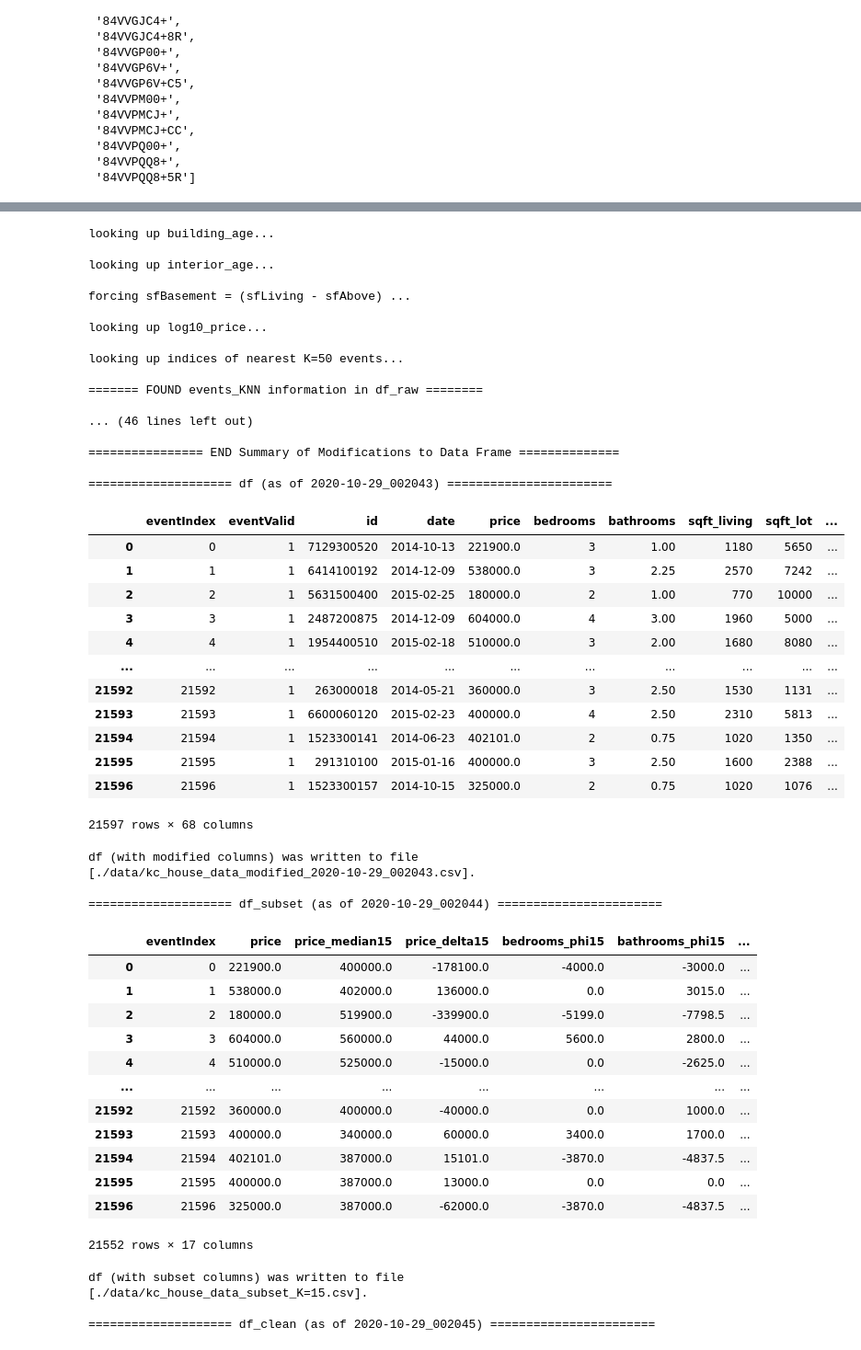
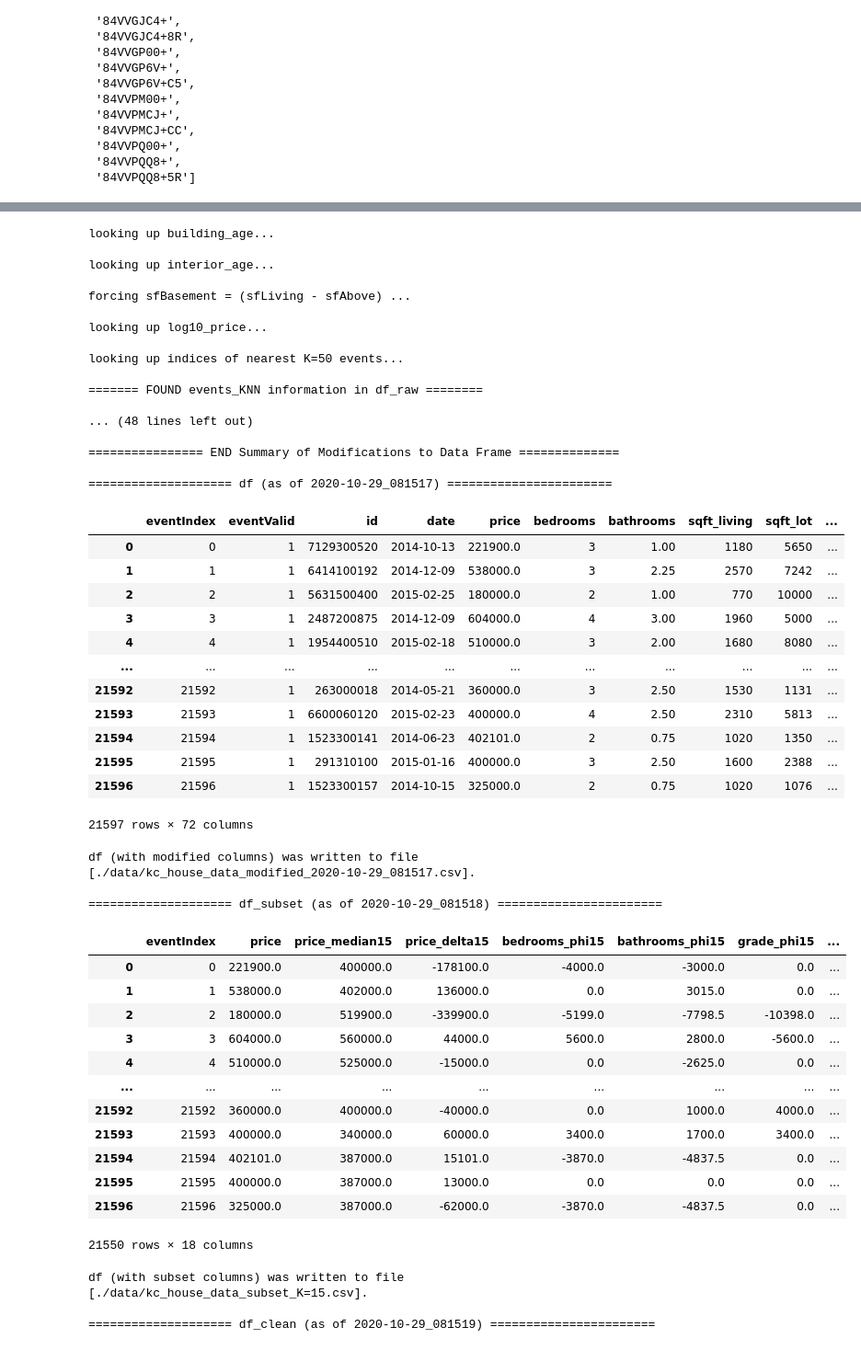
Before and after one commit to korinzumike/dsc-phase-2-project-online, a Jupyter notebook: collins_project2.ipynb, the cells around one changed output, grey strips where cells are left out. Shown at 92% size. Saved outputs shown, nothing was run; the diff lists cells and outputs as text; code cells hidden in the pictures.

```diff
--- a/collins_project2.ipynb
+++ b/collins_project2.ipynb
@@ -1102,6 +1107,7 @@ events_lng = [round(lng, 3) for lng in df[col_long].to_list()]
 events_latlng = list(zip(events_lat, events_lng))
 events_price = [p for p in df[col_price].to_list()]
 events_bathrooms = [b for b in df[col_bathrooms].to_list()]
+events_grade = [g for g in df[col_grade].to_list()]
 events_yr_built = [y for y in df[col_yr_built].to_list()]
 events_yr_renovated = [y for y in df[col_yr_renovated].to_list()]
 events_yrBldg_yrReno = list(zip(events_yr_built, events_yr_renovated))
@@ -1111,14 +1117,16 @@ events_sfAbove = [sf for sf in df[col_sfAbove].to_list()]
 events_sfLiving_sfAbove = list(zip(events_sfLiving, events_sfAbove))
 events_i_sfLiving_sfAbove = list(zip(events_i, events_sfLiving, events_sfAbove))
 
-
 # Ignore certain outliers
 events_i_ignore1 = [300, 656, 1162, 1313, 2083, 2442, 2624, 2862, 3910, 6396, 6685,
                     7245, 7306, 7926, 8085, 10074, 10454, 11245, 11434, 12358, 14070,
                     18185, 19002, 20138, 20309, 20519, 21034, 21356, 21560]
 events_i_ignore2 = [1446, 1943, 4186, 4407, 5961, 7184, 8629, 9245, 14126, 15244,
                     15363, 18288, 18833, 19468, 19668, 19842]
-events_i_ignore = list(sorted(events_i_ignore1 + events_i_ignore2))
+events_i_ignore3 = [5444, 9478]
+events_i_ignore = list(sorted(events_i_ignore1 +
+                              events_i_ignore2 +
+                              events_i_ignore3))
 
 events_valid = [not (i in events_i_ignore) for i in events_i]
 events_intValid = [int(ev) for ev in events_valid]
@@ -1130,6 +1138,10 @@ df.insert(loc=0, column=col_eventValid, value=events_intValid)
 col_eventIndex = 'eventIndex'
 df.insert(loc=0, column=col_eventIndex, value=events_i)
 
+col_bathsGrade = 'bathsGrade'
+events_bathrooms_grade = list(zip(events_bathrooms, events_grade))
+events_bathsGrade = [int(b*g + 0.5) for b, g in events_bathrooms_grade]
+df[col_bathsGrade] = events_bathsGrade
 
 # ======================================================
 #   Check whether needed CUSTOM data series (columns)
@@ -1239,6 +1251,8 @@ else:
 columns_v =['price',
             'bedrooms',
             'bathrooms',
+            'grade',
+            'bathsGrade',
             'sqft_living',
             'sqft_above',
             'sqft_basement',
@@ -1247,7 +1261,6 @@ columns_v =['price',
             'waterfront',
             'view',
             'condition',
-            'grade',
             'building_age',
             'interior_age']
 
@@ -1351,6 +1364,8 @@ columns_subset =['eventIndex',
                  f"price_delta{K_use}",
                  'bedrooms' + f"_phi{K_use}",
                  'bathrooms' + f"_phi{K_use}",
+                 'grade' + f"_phi{K_use}",
+                 'bathsGrade' + f"_phi{K_use}",
                  'sqft_living' + f"_phi{K_use}",
                  'sqft_above' + f"_phi{K_use}",
                  'sqft_basement' + f"_phi{K_use}",
@@ -1359,7 +1374,6 @@ columns_subset =['eventIndex',
                  'waterfront' + f"_phi{K_use}",
                  'view' + f"_phi{K_use}",
                  'condition' + f"_phi{K_use}",
-                 'grade' + f"_phi{K_use}",
                  'building_age' + f"_phi{K_use}",
                  'interior_age' + f"_phi{K_use}"]
 
@@ -1378,22 +1392,7 @@ except:
 print()
 
 df_clean = df_subset.drop(columns=['price',
-                                   f"price_median{K_use}",
-#                                    f"price_delta{K_use}",
-                                   f"bedrooms_phi{K_use}",
-#                                    f"bathrooms_phi{K_use}",
-#                                    f"sqft_living_phi{K_use}",
-                                   f"sqft_above_phi{K_use}",
-                                   f"sqft_basement_phi{K_use}",
-                                   f"sqft_lot_phi{K_use}",
-                                   f"floors_phi{K_use}",
-#                                    f"waterfront_phi{K_use}",
-#                                    f"view_phi{K_use}",
-                                   f"condition_phi{K_use}",
-#                                    f"grade_phi{K_use}",
-#                                    f"building_age_phi{K_use}",
-                                   f"interior_age_phi{K_use}"
-                                  ])
+                                   f"price_median{K_use}"])
 
 stamp_now = datetime.now().strftime("%Y-%m-%d_%H%M%S")
 print(f"==================== df_clean (as of {stamp_now}) =======================")
@@ -1431,51 +1430,51 @@ Name: zipcode, Length: 70, dtype: int64
 | 21596 | 1523300157 | 2014-10-15 | 325000.0 | 2 | 0.75 | 1020 | 1076 | 2.0 | 0 | 0 | ... |
 21597 rows × 25 columns
 looking up building_age...
 
 looking up interior_age...
 
 forcing sfBasement = (sfLiving - sfAbove) ...
 
 looking up log10_price...
 
 looking up indices of nearest K=50 events...
 
 ======= FOUND events_KNN information in df_raw ========
 
-... (46 lines left out)
+... (48 lines left out)
 
 ================ END Summary of Modifications to Data Frame ==============
 
-==================== df (as of 2020-10-29_002043) =======================
+==================== df (as of 2020-10-29_081517) =======================
 |  | eventIndex | eventValid | id | date | price | bedrooms | bathrooms | sqft_living | sqft_lot | ... |
 | 0 | 0 | 1 | 7129300520 | 2014-10-13 | 221900.0 | 3 | 1.00 | 1180 | 5650 | ... |
 | 1 | 1 | 1 | 6414100192 | 2014-12-09 | 538000.0 | 3 | 2.25 | 2570 | 7242 | ... |
 | 2 | 2 | 1 | 5631500400 | 2015-02-25 | 180000.0 | 2 | 1.00 | 770 | 10000 | ... |
 | 3 | 3 | 1 | 2487200875 | 2014-12-09 | 604000.0 | 4 | 3.00 | 1960 | 5000 | ... |
 | 4 | 4 | 1 | 1954400510 | 2015-02-18 | 510000.0 | 3 | 2.00 | 1680 | 8080 | ... |
 | ... | ... | ... | ... | ... | ... | ... | ... | ... | ... | ... |
 | 21592 | 21592 | 1 | 263000018 | 2014-05-21 | 360000.0 | 3 | 2.50 | 1530 | 1131 | ... |
 | 21593 | 21593 | 1 | 6600060120 | 2015-02-23 | 400000.0 | 4 | 2.50 | 2310 | 5813 | ... |
 | 21594 | 21594 | 1 | 1523300141 | 2014-06-23 | 402101.0 | 2 | 0.75 | 1020 | 1350 | ... |
 | 21595 | 21595 | 1 | 291310100 | 2015-01-16 | 400000.0 | 3 | 2.50 | 1600 | 2388 | ... |
 | 21596 | 21596 | 1 | 1523300157 | 2014-10-15 | 325000.0 | 2 | 0.75 | 1020 | 1076 | ... |
-21597 rows × 68 columns
+21597 rows × 72 columns
-df (with modified columns) was written to file [./data/kc_house_data_modified_2020-10-29_002043.csv].
+df (with modified columns) was written to file [./data/kc_house_data_modified_2020-10-29_081517.csv].
 
-==================== df_subset (as of 2020-10-29_002044) =======================
+==================== df_subset (as of 2020-10-29_081518) =======================
-|  | eventIndex | price | price_median15 | price_delta15 | bedrooms_phi15 | bathrooms_phi15 | ... |
-| 0 | 0 | 221900.0 | 400000.0 | -178100.0 | -4000.0 | -3000.0 | ... |
-| 1 | 1 | 538000.0 | 402000.0 | 136000.0 | 0.0 | 3015.0 | ... |
-| 2 | 2 | 180000.0 | 519900.0 | -339900.0 | -5199.0 | -7798.5 | ... |
-| 3 | 3 | 604000.0 | 560000.0 | 44000.0 | 5600.0 | 2800.0 | ... |
-| 4 | 4 | 510000.0 | 525000.0 | -15000.0 | 0.0 | -2625.0 | ... |
-| ... | ... | ... | ... | ... | ... | ... | ... |
-| 21592 | 21592 | 360000.0 | 400000.0 | -40000.0 | 0.0 | 1000.0 | ... |
-| 21593 | 21593 | 400000.0 | 340000.0 | 60000.0 | 3400.0 | 1700.0 | ... |
-| 21594 | 21594 | 402101.0 | 387000.0 | 15101.0 | -3870.0 | -4837.5 | ... |
-| 21595 | 21595 | 400000.0 | 387000.0 | 13000.0 | 0.0 | 0.0 | ... |
-| 21596 | 21596 | 325000.0 | 387000.0 | -62000.0 | -3870.0 | -4837.5 | ... |
+|  | eventIndex | price | price_median15 | price_delta15 | bedrooms_phi15 | bathrooms_phi15 | grade_phi15 | ... |
+| 0 | 0 | 221900.0 | 400000.0 | -178100.0 | -4000.0 | -3000.0 | 0.0 | ... |
+| 1 | 1 | 538000.0 | 402000.0 | 136000.0 | 0.0 | 3015.0 | 0.0 | ... |
+| 2 | 2 | 180000.0 | 519900.0 | -339900.0 | -5199.0 | -7798.5 | -10398.0 | ... |
+| 3 | 3 | 604000.0 | 560000.0 | 44000.0 | 5600.0 | 2800.0 | -5600.0 | ... |
+| 4 | 4 | 510000.0 | 525000.0 | -15000.0 | 0.0 | -2625.0 | 0.0 | ... |
+| ... | ... | ... | ... | ... | ... | ... | ... | ... |
+| 21592 | 21592 | 360000.0 | 400000.0 | -40000.0 | 0.0 | 1000.0 | 4000.0 | ... |
+| 21593 | 21593 | 400000.0 | 340000.0 | 60000.0 | 3400.0 | 1700.0 | 3400.0 | ... |
+| 21594 | 21594 | 402101.0 | 387000.0 | 15101.0 | -3870.0 | -4837.5 | 0.0 | ... |
+| 21595 | 21595 | 400000.0 | 387000.0 | 13000.0 | 0.0 | 0.0 | 0.0 | ... |
+| 21596 | 21596 | 325000.0 | 387000.0 | -62000.0 | -3870.0 | -4837.5 | 0.0 | ... |
-21552 rows × 17 columns
+21550 rows × 18 columns
 df (with subset columns) was written to file [./data/kc_house_data_subset_K=15.csv].
 
-==================== df_clean (as of 2020-10-29_002045) =======================
+==================== df_clean (as of 2020-10-29_081519) =======================
```
Also changed, not shown: parts of 11 cells of this notebook, 8 other files.
